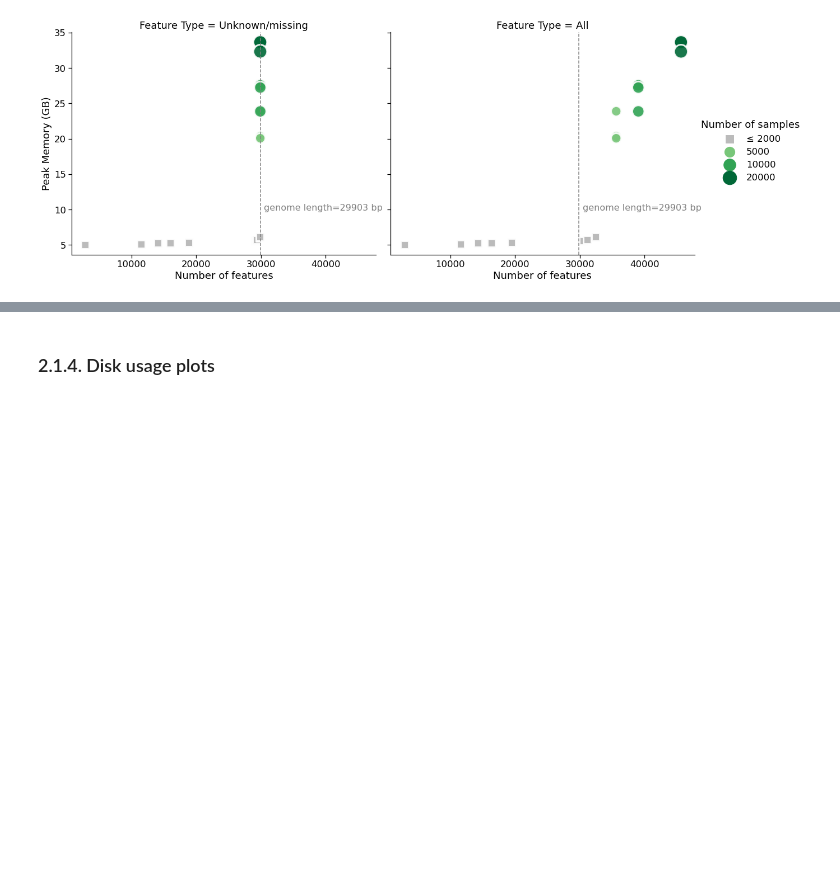
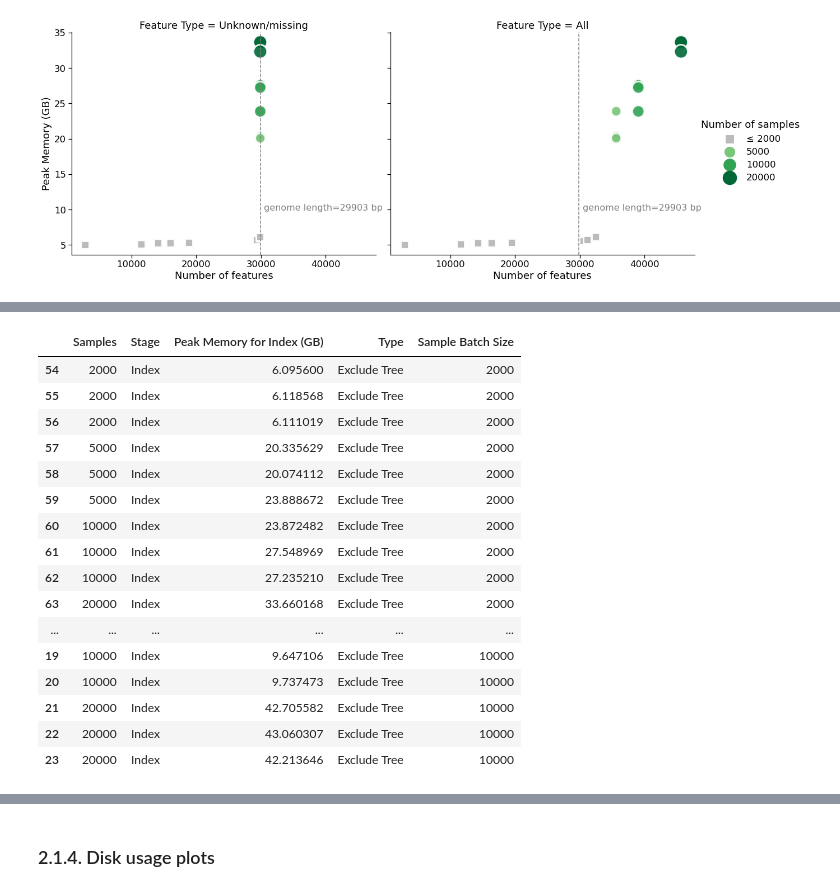
Before and after one commit to apetkau/genomics-data-index-evaluation-manuscript, a Jupyter notebook: evaluations/sars-cov-2/5-compare-results.ipynb, the cells around one changed output, grey strips where cells are left out. Saved outputs shown, nothing was run; the diff lists cells and outputs as text; code cells hidden in the pictures; blank space fills up the shorter version.

```diff
--- a/evaluations/sars-cov-2/5-compare-results.ipynb
+++ b/evaluations/sars-cov-2/5-compare-results.ipynb
@@ -88,9 +88,9 @@ def melt_runtimes(df: pd.DataFrame, include_tree_na: bool, id_vars: str) -> pd.D
 
 def melt_and_combine_with_without_tree(df: pd.DataFrame, melt_func: Callable[[pd.DataFrame, bool, str], pd.DataFrame],
                                       id_vars: str) -> pd.DataFrame:
-    tree_df = melt_func(index_info_df, include_tree_na=True, id_vars=id_vars)
+    tree_df = melt_func(df, include_tree_na=True, id_vars=id_vars)
     tree_df['Type'] = 'Include Tree'
-    ntree_df = melt_func(index_info_df, include_tree_na=False, id_vars=id_vars)
+    ntree_df = melt_func(df, include_tree_na=False, id_vars=id_vars)
     ntree_df['Type'] = 'Exclude Tree'
 
     return pd.concat([tree_df, ntree_df])
@@ -282,0 +324,24 @@ with sns.plotting_context("notebook", font_scale=1.5):
+# %%
+memory_batch_combined_df = pd.concat([index_info_memory_subset_df, index_info_memory_batch_df])
+memory_batch_combined_df = memory_batch_combined_df[memory_batch_combined_df['Stage'] == 'Index']
+memory_batch_combined_df = memory_batch_combined_df.rename({
+    'Peak Memory (GB)': 'Peak Memory for Index (GB)'}, axis='columns')
+memory_batch_combined_df
+# %% [output]
+|  | Samples | Stage | Peak Memory for Index (GB) | Type | Sample Batch Size |
+| 54 | 2000 | Index | 6.095600 | Exclude Tree | 2000 |
+| 55 | 2000 | Index | 6.118568 | Exclude Tree | 2000 |
+| 56 | 2000 | Index | 6.111019 | Exclude Tree | 2000 |
+| 57 | 5000 | Index | 20.335629 | Exclude Tree | 2000 |
+| 58 | 5000 | Index | 20.074112 | Exclude Tree | 2000 |
+| 59 | 5000 | Index | 23.888672 | Exclude Tree | 2000 |
+| 60 | 10000 | Index | 23.872482 | Exclude Tree | 2000 |
+| 61 | 10000 | Index | 27.548969 | Exclude Tree | 2000 |
+| 62 | 10000 | Index | 27.235210 | Exclude Tree | 2000 |
+| 63 | 20000 | Index | 33.660168 | Exclude Tree | 2000 |
+| ... | ... | ... | ... | ... | ... |
+| 19 | 10000 | Index | 9.647106 | Exclude Tree | 10000 |
+| 20 | 10000 | Index | 9.737473 | Exclude Tree | 10000 |
+| 21 | 20000 | Index | 42.705582 | Exclude Tree | 10000 |
+| 22 | 20000 | Index | 43.060307 | Exclude Tree | 10000 |
+| 23 | 20000 | Index | 42.213646 | Exclude Tree | 10000 |
```
Also changed, not shown: parts of 8 cells of this notebook.
